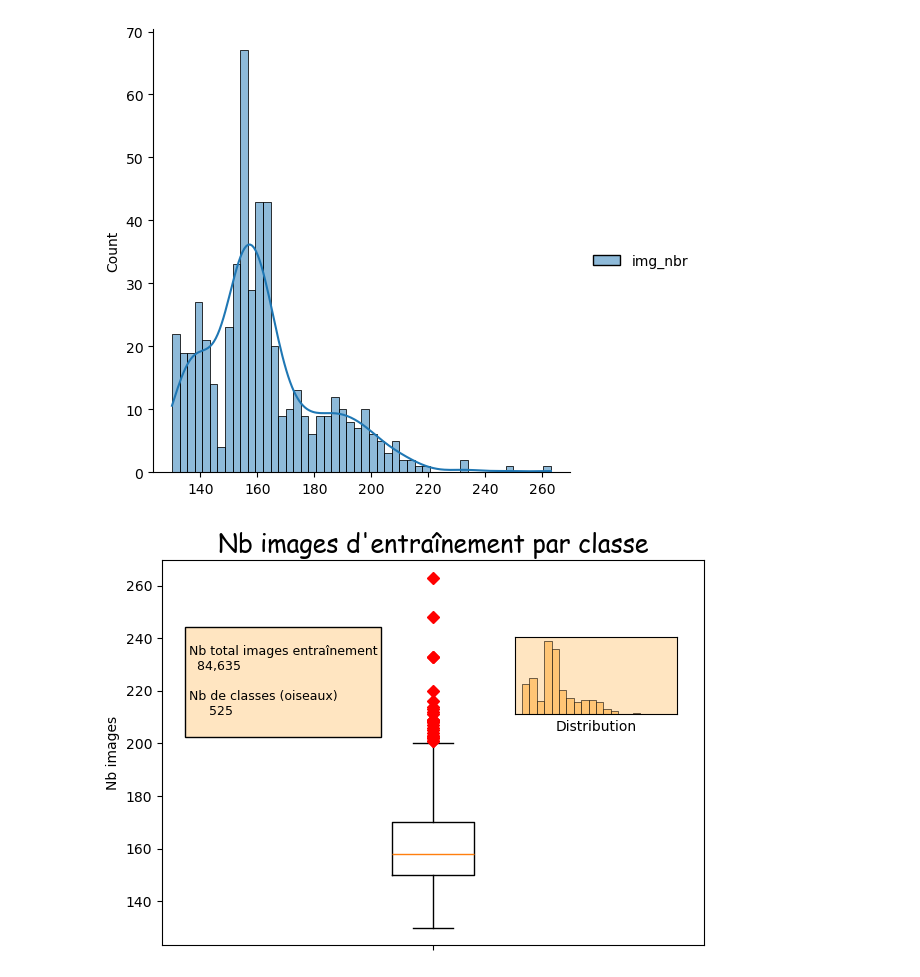
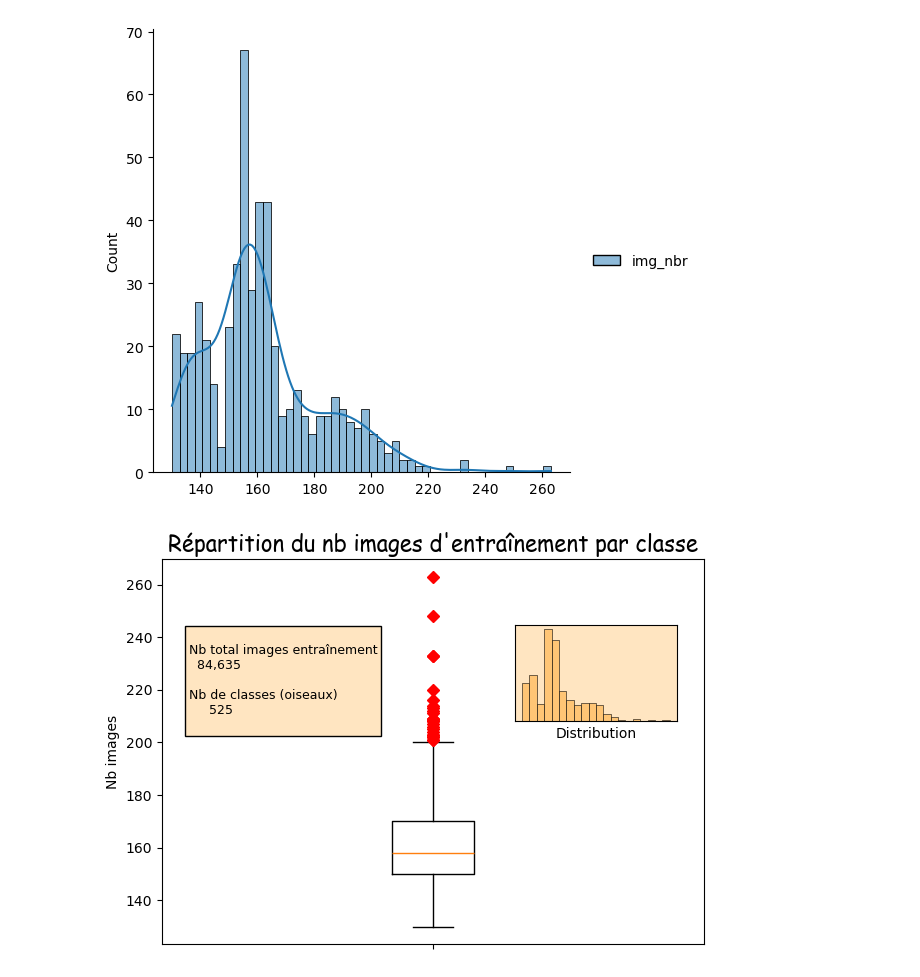
Before and after one commit to SheepDice/ProjectB, a Jupyter notebook: analyse_distribution_mod.ipynb, the cells around one changed output. Saved outputs shown, nothing was run; the diff lists cells and outputs as text; code cells hidden in the pictures.

```diff
--- a/analyse_distribution_mod.ipynb
+++ b/analyse_distribution_mod.ipynb
@@ -45,30 +45,30 @@ sns.displot(df, kde = True, bins = 50);
 # %%
 # Analyse distribution : boxplot
 fig = plt.figure(figsize=(7, 5))
 ax1 = fig.add_subplot(111)
 ax1.boxplot(df, 0, 'rD')
 ax1.set_xticks([1], [])
 ax1.set_ylabel('Nb images')
-titre = ax1.set_title("Nb images d'entraînement par classe")
-titre.set(color="black", fontsize="18", fontfamily="cursive")
+titre = ax1.set_title("Répartition du nb images d'entraînement par classe")
+titre.set(color="black", fontsize="16", fontfamily="cursive")
 
 # Ajout graphique emboîté : histogramme de distribution
-ax1b = ax1.inset_axes([0.65, 0.6, 0.3, 0.2], facecolor='#ffe5c1')
+ax1b = ax1.inset_axes([0.65, 0.58, 0.3, 0.25], facecolor='#ffe5c1')
 ax1b.hist(df, color='#FFC575', bins=20, edgecolor='black', linewidth=0.4)
 ax1b.set_xticks([ ])
 ax1b.set_yticks([ ])
 ax1b.set_xlabel('Distribution')
 
 # Ajout texte avec informations complémentaires dans le graphique
 txt = f"""
 Nb total images entraînement
 {df['img_nbr'].sum():>8,.0f}
 
 Nb de classes (oiseaux)
 {df.shape[0]:>8,.0f}
 """
 t = ax1.text(0.55, 205, txt, fontsize="9", bbox={'boxstyle':'square',
                    'facecolor': '#ffe5c1',
                    'edgecolor':'black'})
 # %% [output]
-[figure, old version]
+[figure, new version]
```
Also changed, not shown: parts of 1 cell of this notebook.
